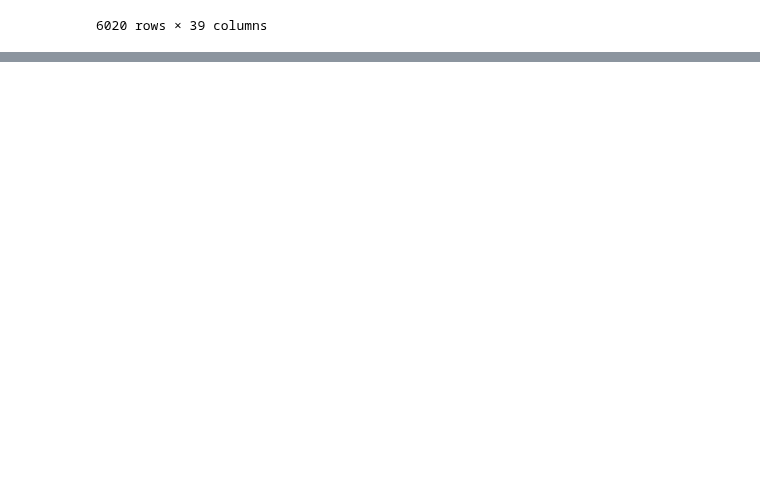
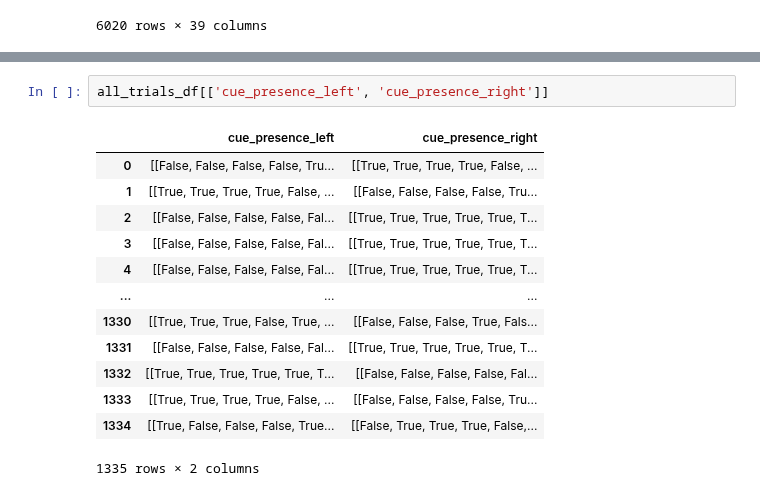
Before and after one commit to BrainCOGS/U19-pipeline-python, a Jupyter notebook: notebooks/fetch_session_data.ipynb, the cells around one changed output, grey strips where cells are left out. Drawn from its saved outputs; the diff is of its cells as text; blank space fills up the shorter version.

```diff
--- a/notebooks/fetch_session_data.ipynb
+++ b/notebooks/fetch_session_data.ipynb
@@ -96,0 +97,16 @@ all_trials_df
+# %%
+all_trials_df[['cue_presence_left', 'cue_presence_right']]
+# %% [output]
+|  | cue_presence_left | cue_presence_right |
+| 0 | [[False, False, False, False, Tru... | [[True, True, True, True, False, ... |
+| 1 | [[True, True, True, True, False, ... | [[False, False, False, False, Tru... |
+| 2 | [[False, False, False, False, Fal... | [[True, True, True, True, True, T... |
+| 3 | [[False, False, False, False, Fal... | [[True, True, True, True, True, T... |
+| 4 | [[False, False, False, False, Fal... | [[True, True, True, True, True, T... |
+| ... | ... | ... |
+| 1330 | [[True, True, True, False, True, ... | [[False, False, False, True, Fals... |
+| 1331 | [[False, False, False, False, Fal... | [[True, True, True, True, True, T... |
+| 1332 | [[True, True, True, True, True, T... | [[False, False, False, False, Fal... |
+| 1333 | [[True, True, True, True, False, ... | [[False, False, False, False, Tru... |
+| 1334 | [[True, False, False, False, True... | [[False, True, True, True, False,... |
+1335 rows × 2 columns
```
Also changed, not shown: parts of 2 cells of this notebook.
